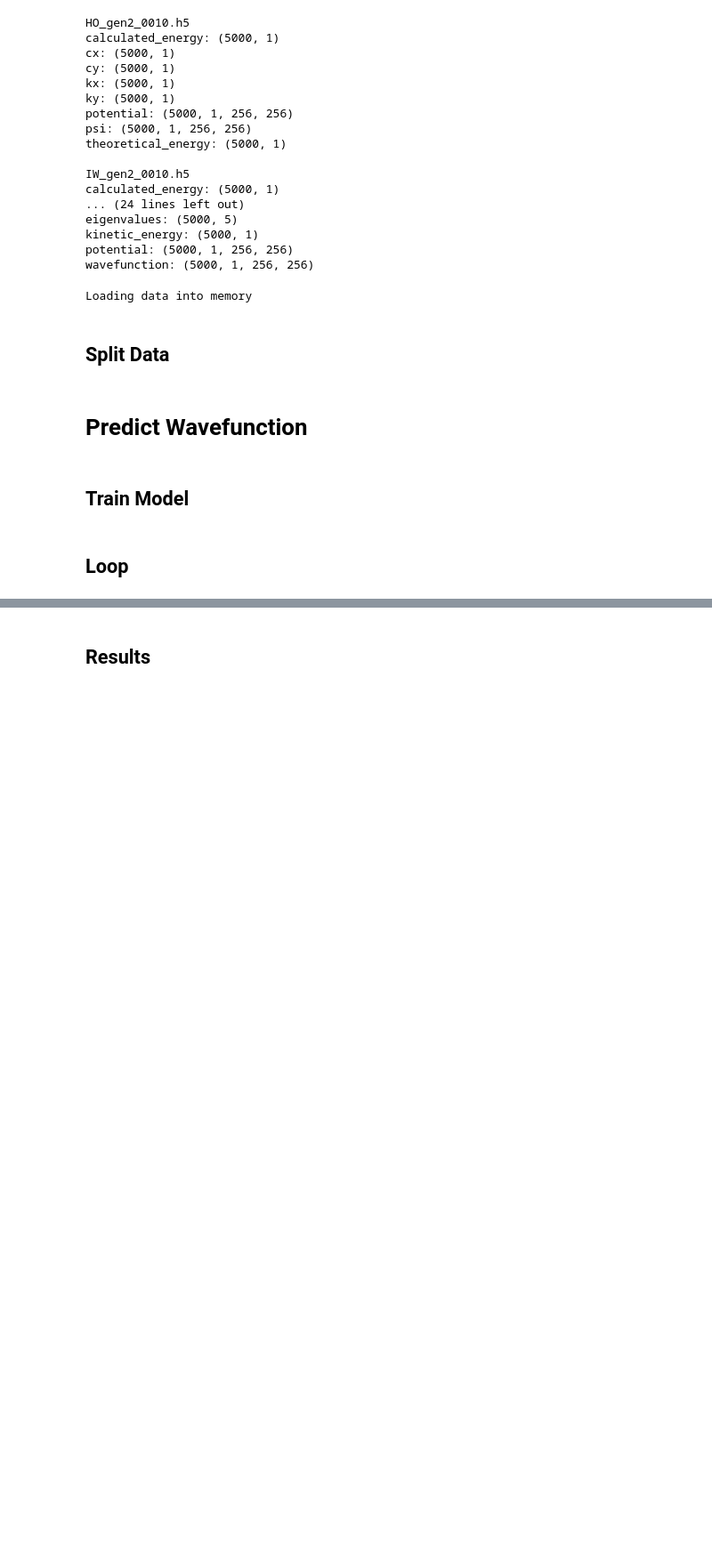
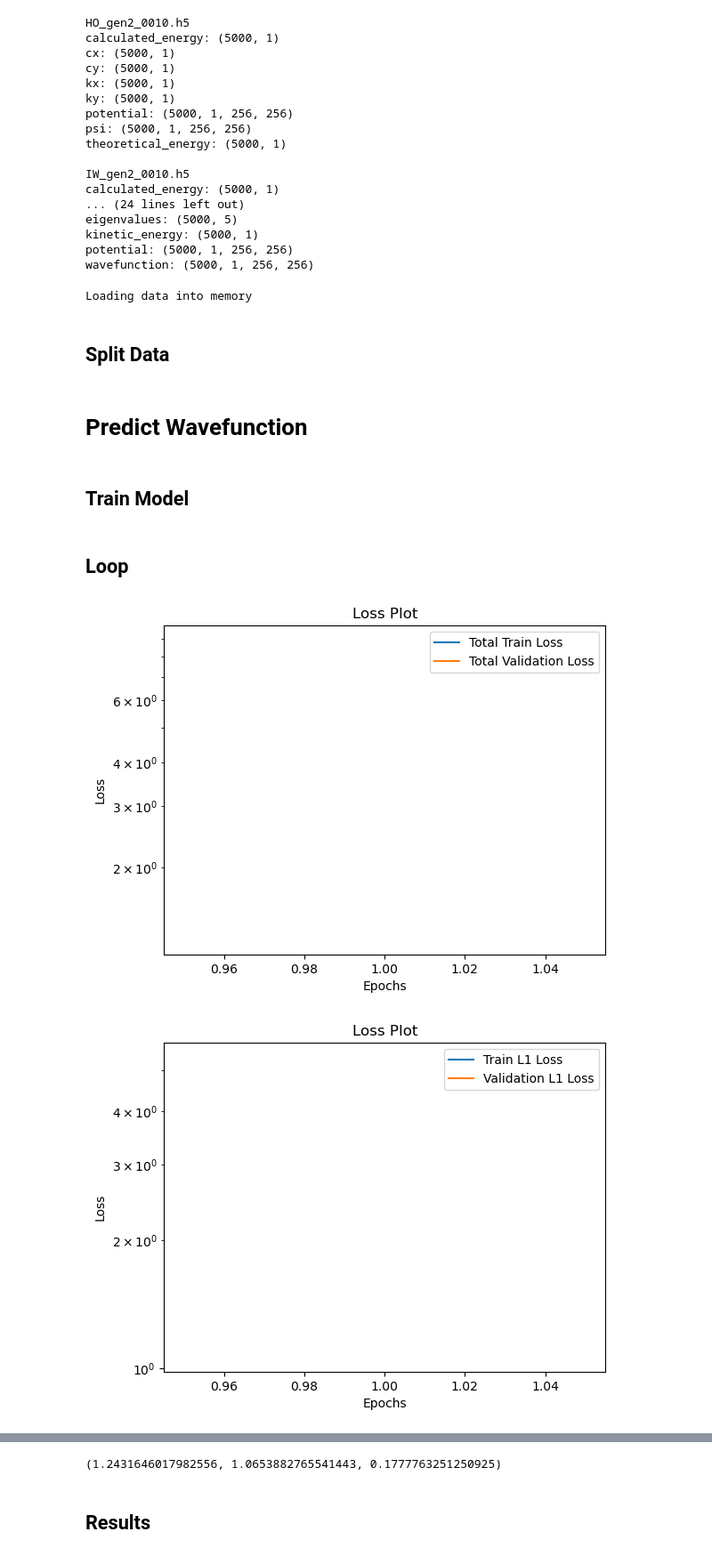
Before and after one commit to jonahmougoue/Quantum-ML-Models, a Jupyter notebook: Part2/predict_wavefunction.ipynb, the cells around one changed output, grey strips where cells are left out. Shown at 89% size. Cells and saved outputs as stored; diff of their text form; code cells hidden in the pictures; blank space fills up the shorter version.

```diff
--- a/Part2/predict_wavefunction.ipynb
+++ b/Part2/predict_wavefunction.ipynb
@@ -216,20 +216,23 @@ def wavefunction_train(model:nn.Module,
 # %%
 from wavefunction_unet import WavefunctionUNet
 from energy_loss import EnergyLoss
 
 device = 'cuda' if torch.cuda.is_available() else 'cpu'
 model = WavefunctionUNet(channels=[16,32,64,128,256,512]).to(device)
 
 optimizer = torch.optim.Adam(model.parameters(),lr=0.0001)
 loss_fn = nn.L1Loss(reduction='sum')
 
 dx = 0.15625 #Constant determined in README.md
 energy_loss_fn = EnergyLoss(alpha=1,gamma=0,dx=dx,loss_fn=nn.L1Loss(reduction='sum'))
-epochs = 100
+epochs = 1
 
 input = 'potential'
 target = 'wavefunction2'
 verbose = False
 
 wavefunction_train(model,epochs,train_dataloader,validation_dataloader,optimizer,loss_fn,energy_loss_fn,input=input,target=target,device=device,verbose=verbose)
 wavefunction_test(model,test_dataloader,loss_fn,energy_loss_fn,input=input,target=target,validate=False,device=device,verbose=verbose)
+# %% [output]
+[figure, added]
+[figure, added]
@@ -236,3 +243,4 @@ wavefunction_test(model,test_dataloader,loss_fn,energy_loss_fn,input=input,targe
+(1.2431646017982556, 1.0653882765541443, 0.1777763251250925)
 # %%
 #torch.save(model.state_dict(), 'Data/Models/model_state_dict.pt')
 # %% [markdown]
```
Also changed, not shown: parts of 4 cells of this notebook, 3 other files.
